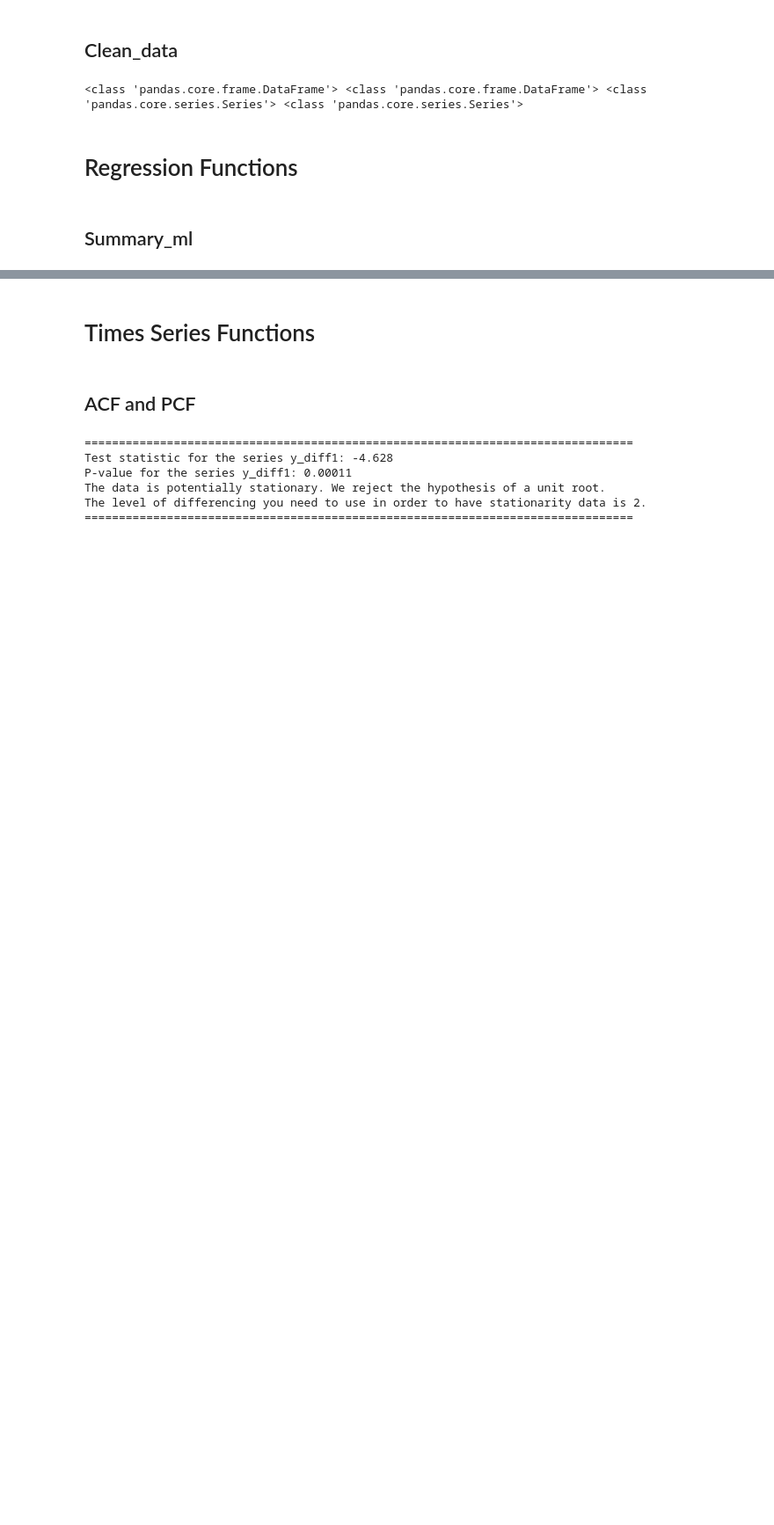
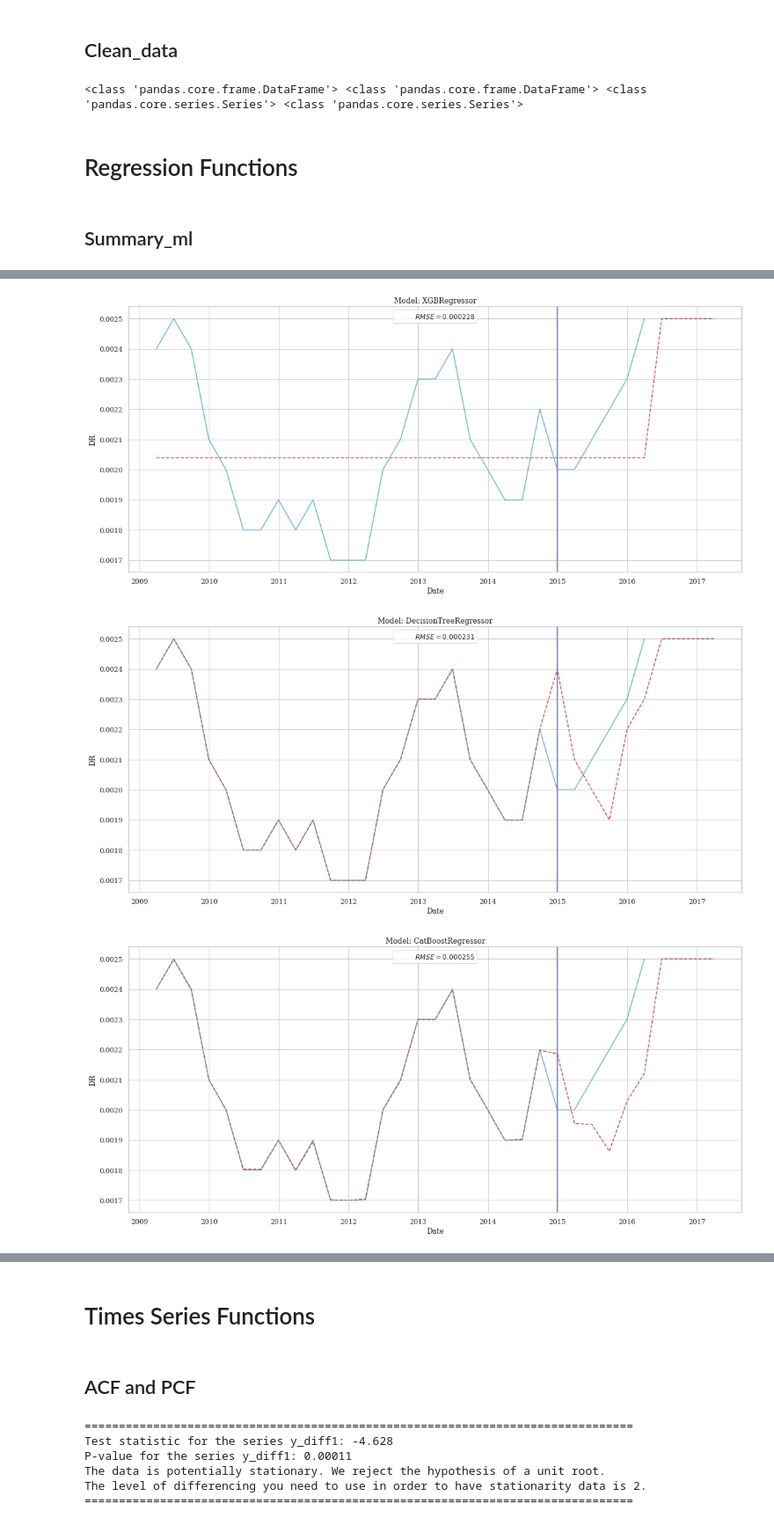
Before and after one commit to bashog/DrimGame2022, a Jupyter notebook: DreamLib/construction_DreamLib.ipynb, the cells around one changed output, grey strips where cells are left out. Shown at 88% size. Drawn from its saved outputs; the diff is of its cells as text; code cells hidden in the pictures; blank space fills up the shorter version.

Commit message:
plot_pred_detail with unknown values

```diff
--- a/DreamLib/construction_DreamLib.ipynb
+++ b/DreamLib/construction_DreamLib.ipynb
@@ -36,5 +39,5 @@ plt.rcParams['font.family'] = 'serif'
 # %%
 # Data importation
-data = pd.read_sas("datas/construct_red.sas7bdat")
+data = pd.read_sas("datas/total_red.sas7bdat")
 # Useful to plot the model
 index = data.set_index('TRIMESTRE').index.unique()
@@ -264,0 +342,4 @@ def summary_ml(X_train,y_train,X_test,y_test,models=["lin","rid","xgb","svr","kn
+# %%
+X_train, X_test,y_train, y_test,X_validation = clean_data(data,start=1,chronique=b"CHR2",period=12,col_used=['PIB', 'p5_1', 'CD_PROF_1', 'p95_5'])
+index = pd.concat([X_train,X_test],axis=1).index
+y_validation = pd.Series(index=X_validation.index,name="DR",data=np.repeat(0.0025,X_validation.shape[0]))
@@ -264,0 +355,3 @@ def summary_ml(X_train,y_train,X_test,y_test,models=["lin","rid","xgb","svr","kn
+# %%
+summary = summary_ml(X_train,y_train,X_test,y_test)
+summary
@@ -264,0 +368,10 @@ def summary_ml(X_train,y_train,X_test,y_test,models=["lin","rid","xgb","svr","kn
+# %%
+index = data.loc[:,'TRIMESTRE'].unique()[1:]
+for i in range(summary.shape[0]):
+  y_train_pred = y_pred(X_train,y_train,X_train,y_train,model=summary.index[i])
+  y_test_pred = y_pred(X_train,y_train,X_test,y_test,model=summary.index[i])
+  plot_pred_detail(y_train,y_test,y_train_pred,y_test_pred,index,name_model=summary.index[i],df_score=summary,y_validation=y_validation)
+# %% [output]
+[figure, added]
+[figure, added]
+[figure, added]
```
Also changed, not shown: parts of 7 cells of this notebook, 3 other files.
